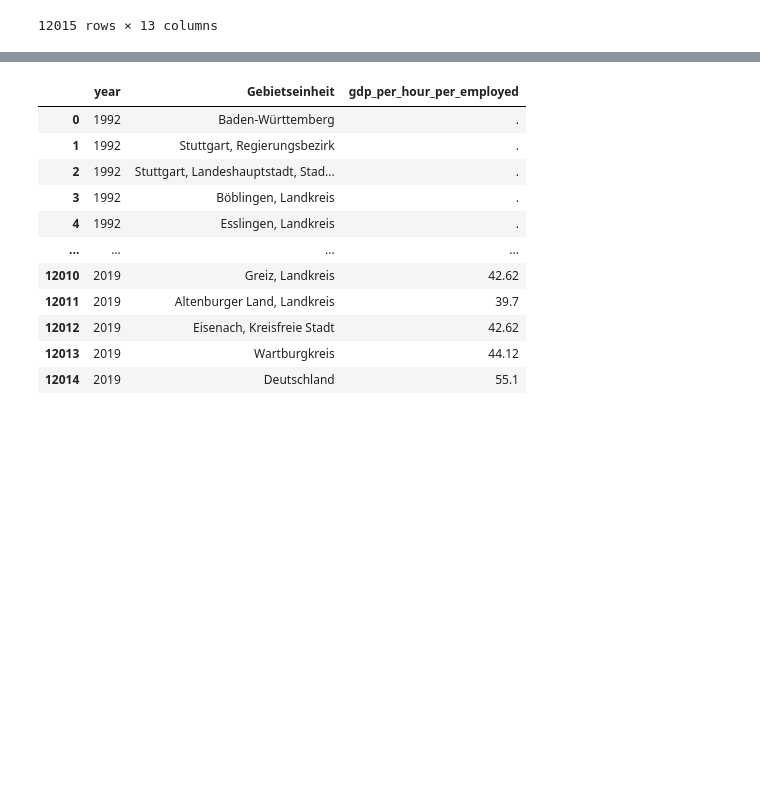
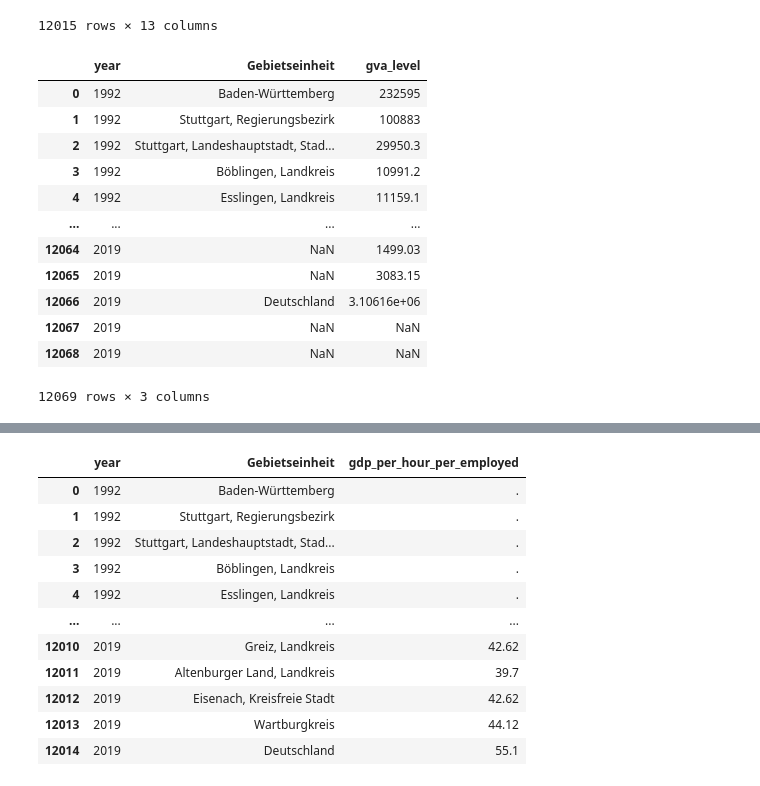
Before and after one commit to effieHAN/research_module, a Jupyter notebook: code/county/data_clean_county.ipynb, the cells around one changed output, grey strips where cells are left out. Drawn from its saved outputs; the diff is of its cells as text; code cells hidden in the pictures; blank space fills up the shorter version.

```diff
--- a/code/county/data_clean_county.ipynb
+++ b/code/county/data_clean_county.ipynb
@@ -496,3 +496,29 @@ data_6
 | 12013 | 2019 | Wartburgkreis | 54.011 | DEG0P | 16063 | TH | NaN | NaN | NaN | ... |
 | 12014 | 2019 | Deutschland | 45269 | DE | 17 | D | 2.76009 | 83093 | 2.7025 | ... |
 12015 rows × 13 columns
+# %%
+data_gva_level=pd.read_excel("/Users/effie/Desktop/term3/research_module/data/county_raw/total/gva_level.xlsx")
+data_gva_level=data_gva_level.drop(columns=["Lfd. Nr.",'EU-Code','Regional-key','Land'])
+data_gva_level=data_gva_level.set_index('Gebietseinheit')
+data_gva_level_unstack=data_gva_level.unstack()
+data_gva_level_unstack=pd.DataFrame(data_gva_level_unstack)
+data_gva_level_unstack=data_gva_level_unstack.reset_index(level=[0,1])
+data_gva_level_unstack= data_gva_level_unstack.rename(columns={'level_0': 'year', 0: 'gva_level'})
+
+
+
+data_gva_level_unstack
+# %% [output]
+|  | year | Gebietseinheit | gva_level |
+| 0 | 1992 | Baden-Württemberg | 232595 |
+| 1 | 1992 | Stuttgart, Regierungsbezirk | 100883 |
+| 2 | 1992 | Stuttgart, Landeshauptstadt, Stad... | 29950.3 |
+| 3 | 1992 | Böblingen, Landkreis | 10991.2 |
+| 4 | 1992 | Esslingen, Landkreis | 11159.1 |
+| ... | ... | ... | ... |
+| 12064 | 2019 | NaN | 1499.03 |
+| 12065 | 2019 | NaN | 3083.15 |
+| 12066 | 2019 | Deutschland | 3.10616e+06 |
+| 12067 | 2019 | NaN | NaN |
+| 12068 | 2019 | NaN | NaN |
+12069 rows × 3 columns
```
Also changed, not shown: parts of 20 cells of this notebook, 14 other files.
